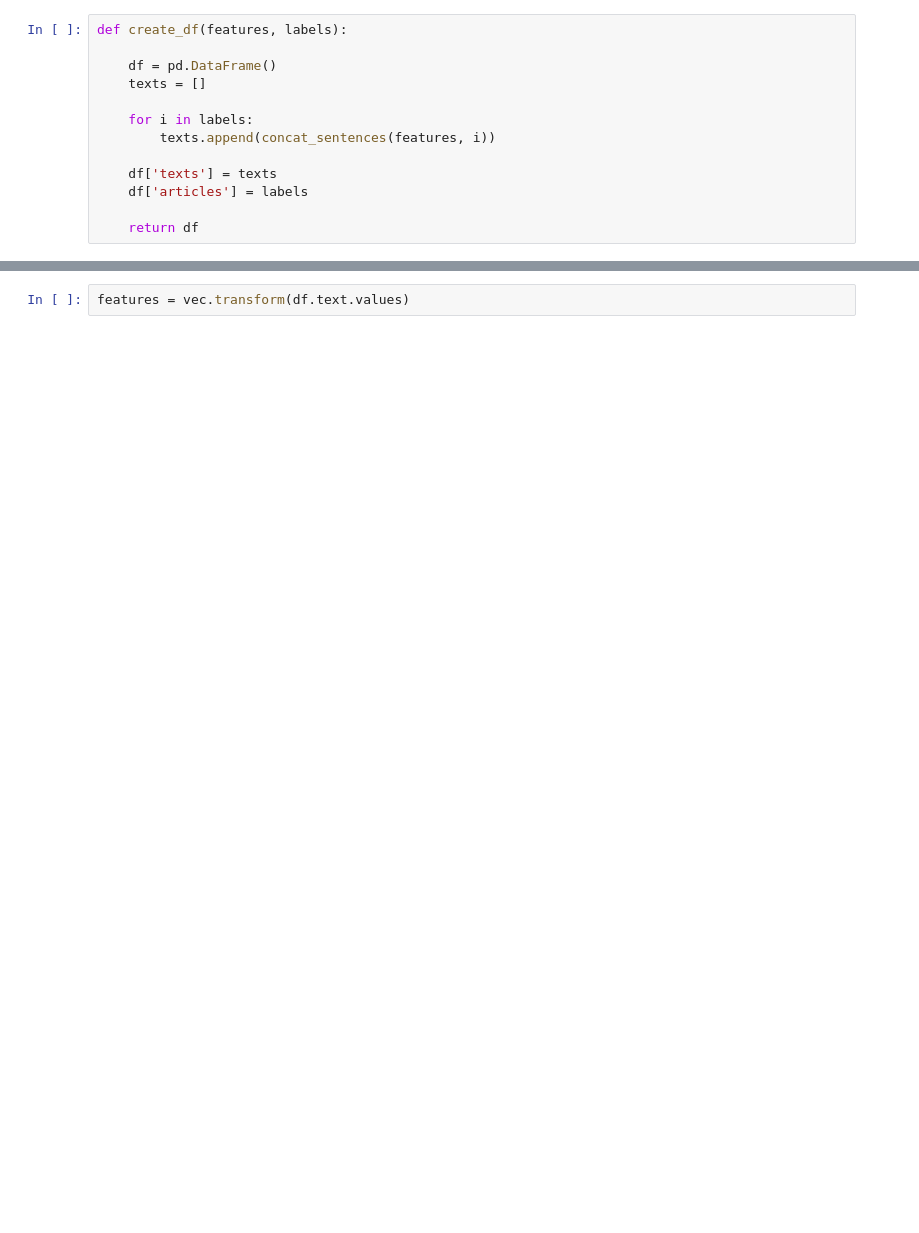
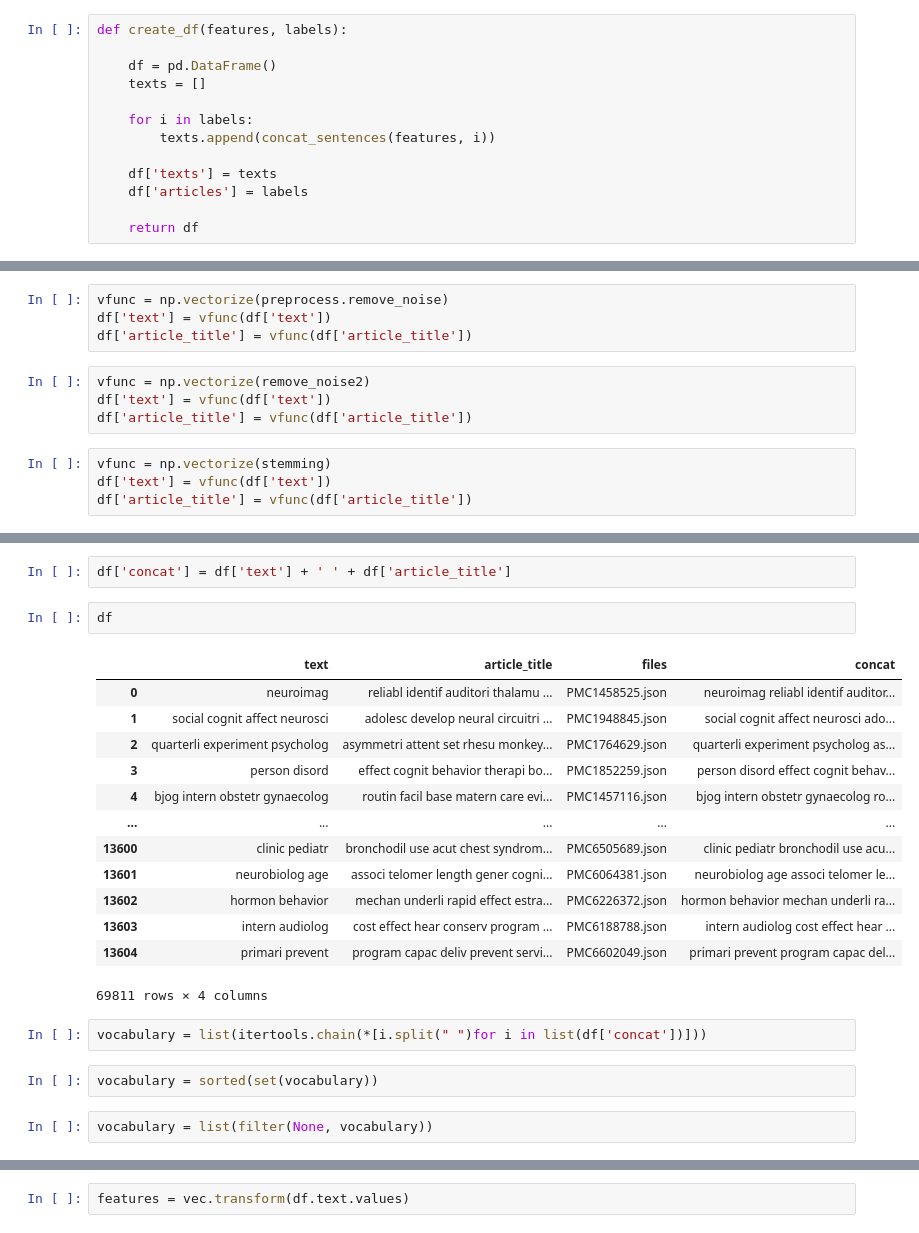
Before and after one commit to CinthiaS/mv-text-summarizer, a Jupyter notebook: notebook/clustering.ipynb, the cells around one changed output, grey strips where cells are left out. Cells and saved outputs as stored; diff of their text form; blank space fills up the shorter version.

```diff
--- a/notebook/clustering.ipynb
+++ b/notebook/clustering.ipynb
@@ -47,0 +159,12 @@ df =  pd.DataFrame({'text': df_concat[['texts_x', 'texts_y', 'texts']].astype(st
+# %%
+vfunc = np.vectorize(preprocess.remove_noise)
+df['text'] = vfunc(df['text'])
+df['article_title'] = vfunc(df['article_title'])
+# %%
+vfunc = np.vectorize(remove_noise2)
+df['text'] = vfunc(df['text'])
+df['article_title'] = vfunc(df['article_title'])
+# %%
+vfunc = np.vectorize(stemming)
+df['text'] = vfunc(df['text'])
+df['article_title'] = vfunc(df['article_title'])
@@ -48 +202,25 @@ df =  pd.DataFrame({'text': df_concat[['texts_x', 'texts_y', 'texts']].astype(st
+# %%
+df['concat'] = df['text'] + ' ' + df['article_title']
+# %%
+df
+# %% [output]
+|  | text | article_title | files | concat |
+| 0 | neuroimag | reliabl identif auditori thalamu ... | PMC1458525.json | neuroimag reliabl identif auditor... |
+| 1 | social cognit affect neurosci | adolesc develop neural circuitri ... | PMC1948845.json | social cognit affect neurosci ado... |
+| 2 | quarterli experiment psycholog | asymmetri attent set rhesu monkey... | PMC1764629.json | quarterli experiment psycholog as... |
+| 3 | person disord | effect cognit behavior therapi bo... | PMC1852259.json | person disord effect cognit behav... |
+| 4 | bjog intern obstetr gynaecolog | routin facil base matern care evi... | PMC1457116.json | bjog intern obstetr gynaecolog ro... |
+| ... | ... | ... | ... | ... |
+| 13600 | clinic pediatr | bronchodil use acut chest syndrom... | PMC6505689.json | clinic pediatr bronchodil use acu... |
+| 13601 | neurobiolog age | associ telomer length gener cogni... | PMC6064381.json | neurobiolog age associ telomer le... |
+| 13602 | hormon behavior | mechan underli rapid effect estra... | PMC6226372.json | hormon behavior mechan underli ra... |
+| 13603 | intern audiolog | cost effect hear conserv program ... | PMC6188788.json | intern audiolog cost effect hear ... |
+| 13604 | primari prevent | program capac deliv prevent servi... | PMC6602049.json | primari prevent program capac del... |
+69811 rows × 4 columns
+# %%
+vocabulary = list(itertools.chain(*[i.split(" ")for i in list(df['concat'])]))
+# %%
+vocabulary = sorted(set(vocabulary))
+# %%
+vocabulary = list(filter(None, vocabulary))
 # %%
```
Also changed, not shown: parts of 50 cells of this notebook, 15 other files.
